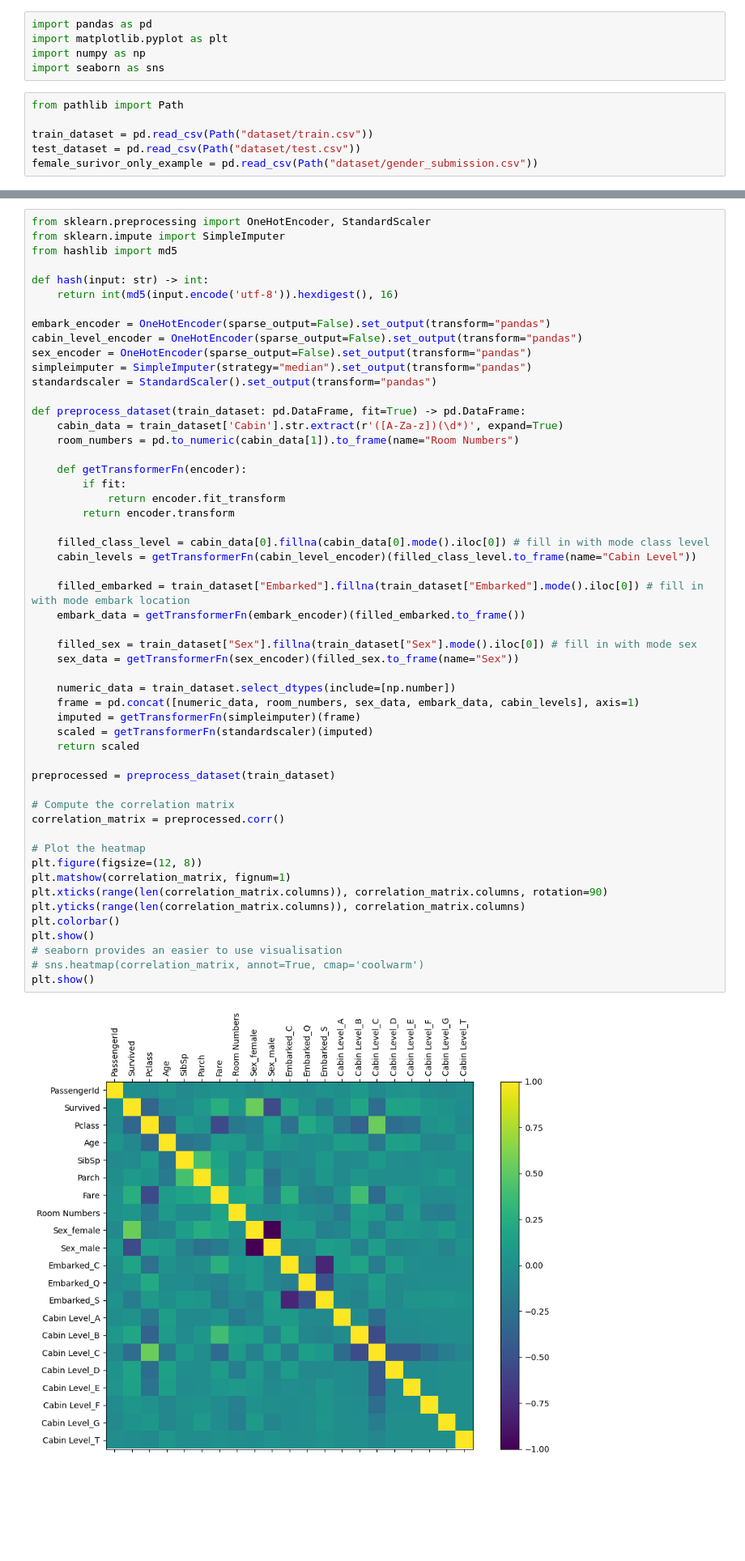
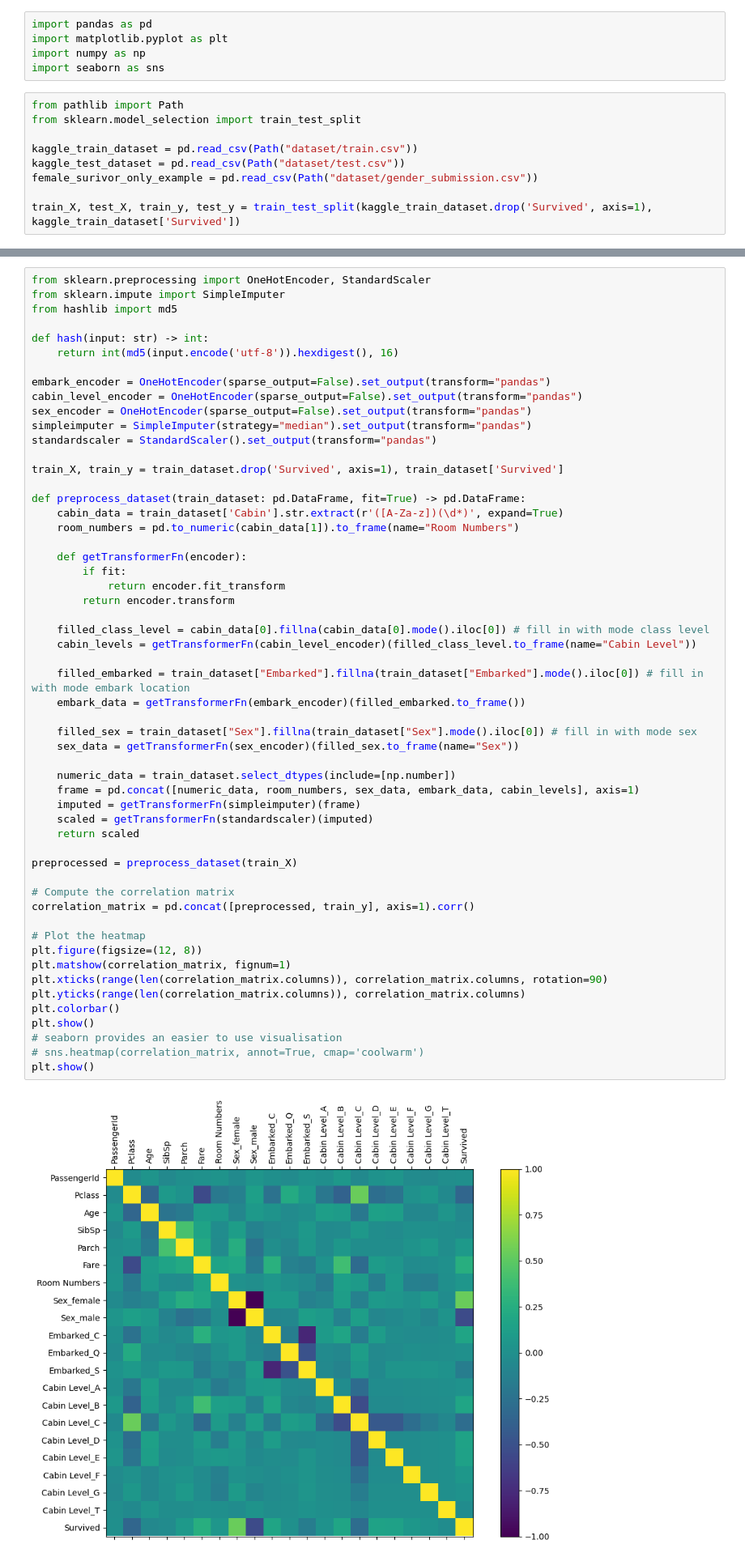
Before and after one commit to aliabbas299792/data-science, a Jupyter notebook: Kaggle/titanic/titanic.ipynb, the cells around one changed output, grey strips where cells are left out. Shown: that part at 81% size. Saved outputs shown, nothing was run; the diff lists cells and outputs as text; blank space fills up the shorter version.

```diff
--- a/Kaggle/titanic/titanic.ipynb
+++ b/Kaggle/titanic/titanic.ipynb
@@ -5,10 +5,13 @@ import numpy as np
 import seaborn as sns
 # %%
 from pathlib import Path
+from sklearn.model_selection import train_test_split
 
-train_dataset = pd.read_csv(Path("dataset/train.csv"))
-test_dataset = pd.read_csv(Path("dataset/test.csv"))
+kaggle_train_dataset = pd.read_csv(Path("dataset/train.csv"))
+kaggle_test_dataset = pd.read_csv(Path("dataset/test.csv"))
 female_surivor_only_example = pd.read_csv(Path("dataset/gender_submission.csv"))
+
+train_X, test_X, train_y, test_y = train_test_split(kaggle_train_dataset.drop('Survived', axis=1), kaggle_train_dataset['Survived'])
 # %%
 train_dataset.dtypes
 # %% [output]
@@ -42,6 +45,8 @@ cabin_level_encoder = OneHotEncoder(sparse_output=False).set_output(transform="p
 sex_encoder = OneHotEncoder(sparse_output=False).set_output(transform="pandas")
 simpleimputer = SimpleImputer(strategy="median").set_output(transform="pandas")
 standardscaler = StandardScaler().set_output(transform="pandas")
+
+train_X, train_y = train_dataset.drop('Survived', axis=1), train_dataset['Survived']
 
 def preprocess_dataset(train_dataset: pd.DataFrame, fit=True) -> pd.DataFrame:
     cabin_data = train_dataset['Cabin'].str.extract(r'([A-Za-z])(\d*)', expand=True)
@@ -54,36 +59,36 @@ def preprocess_dataset(train_dataset: pd.DataFrame, fit=True) -> pd.DataFrame:
 
     filled_class_level = cabin_data[0].fillna(cabin_data[0].mode().iloc[0]) # fill in with mode class level
     cabin_levels = getTransformerFn(cabin_level_encoder)(filled_class_level.to_frame(name="Cabin Level"))
 
     filled_embarked = train_dataset["Embarked"].fillna(train_dataset["Embarked"].mode().iloc[0]) # fill in with mode embark location
     embark_data = getTransformerFn(embark_encoder)(filled_embarked.to_frame())
 
     filled_sex = train_dataset["Sex"].fillna(train_dataset["Sex"].mode().iloc[0]) # fill in with mode sex
     sex_data = getTransformerFn(sex_encoder)(filled_sex.to_frame(name="Sex"))
 
     numeric_data = train_dataset.select_dtypes(include=[np.number])
     frame = pd.concat([numeric_data, room_numbers, sex_data, embark_data, cabin_levels], axis=1)
     imputed = getTransformerFn(simpleimputer)(frame)
     scaled = getTransformerFn(standardscaler)(imputed)
     return scaled
 
-preprocessed = preprocess_dataset(train_dataset)
+preprocessed = preprocess_dataset(train_X)
 
 # Compute the correlation matrix
-correlation_matrix = preprocessed.corr()
+correlation_matrix = pd.concat([preprocessed, train_y], axis=1).corr()
 
 # Plot the heatmap
 plt.figure(figsize=(12, 8))
 plt.matshow(correlation_matrix, fignum=1)
 plt.xticks(range(len(correlation_matrix.columns)), correlation_matrix.columns, rotation=90)
 plt.yticks(range(len(correlation_matrix.columns)), correlation_matrix.columns)
 plt.colorbar()
 plt.show()
 # seaborn provides an easier to use visualisation
 # sns.heatmap(correlation_matrix, annot=True, cmap='coolwarm')
 plt.show()
 # %% [output]
-[figure, old version]
+[figure, new version]
 # %%
 def obtain_correlated(key: str):
   return correlation_matrix[key].sort_values(key=lambda v: -abs(v))[1:]
```
Also changed, not shown: parts of 8 cells of this notebook, 1 other file.
